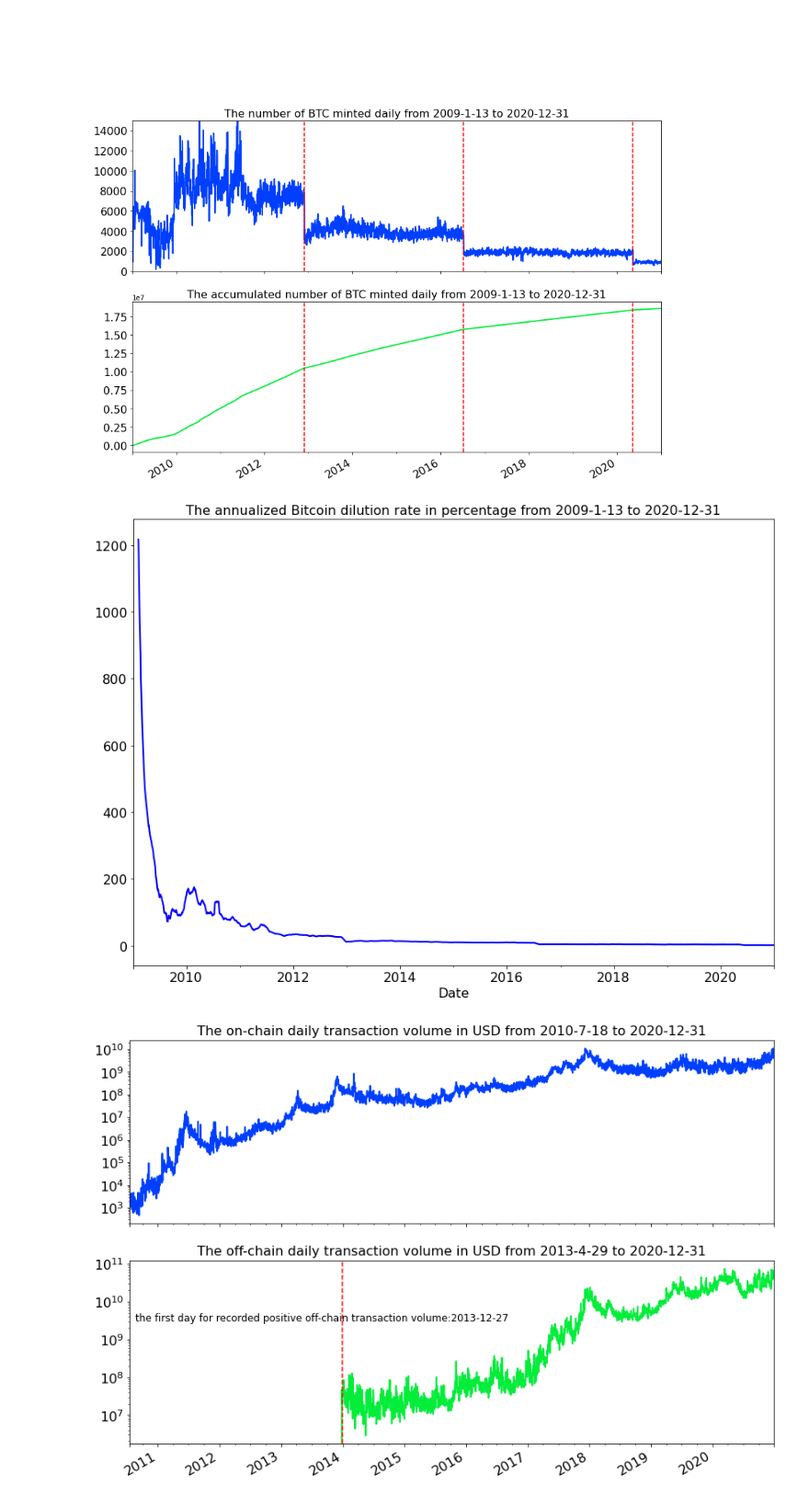
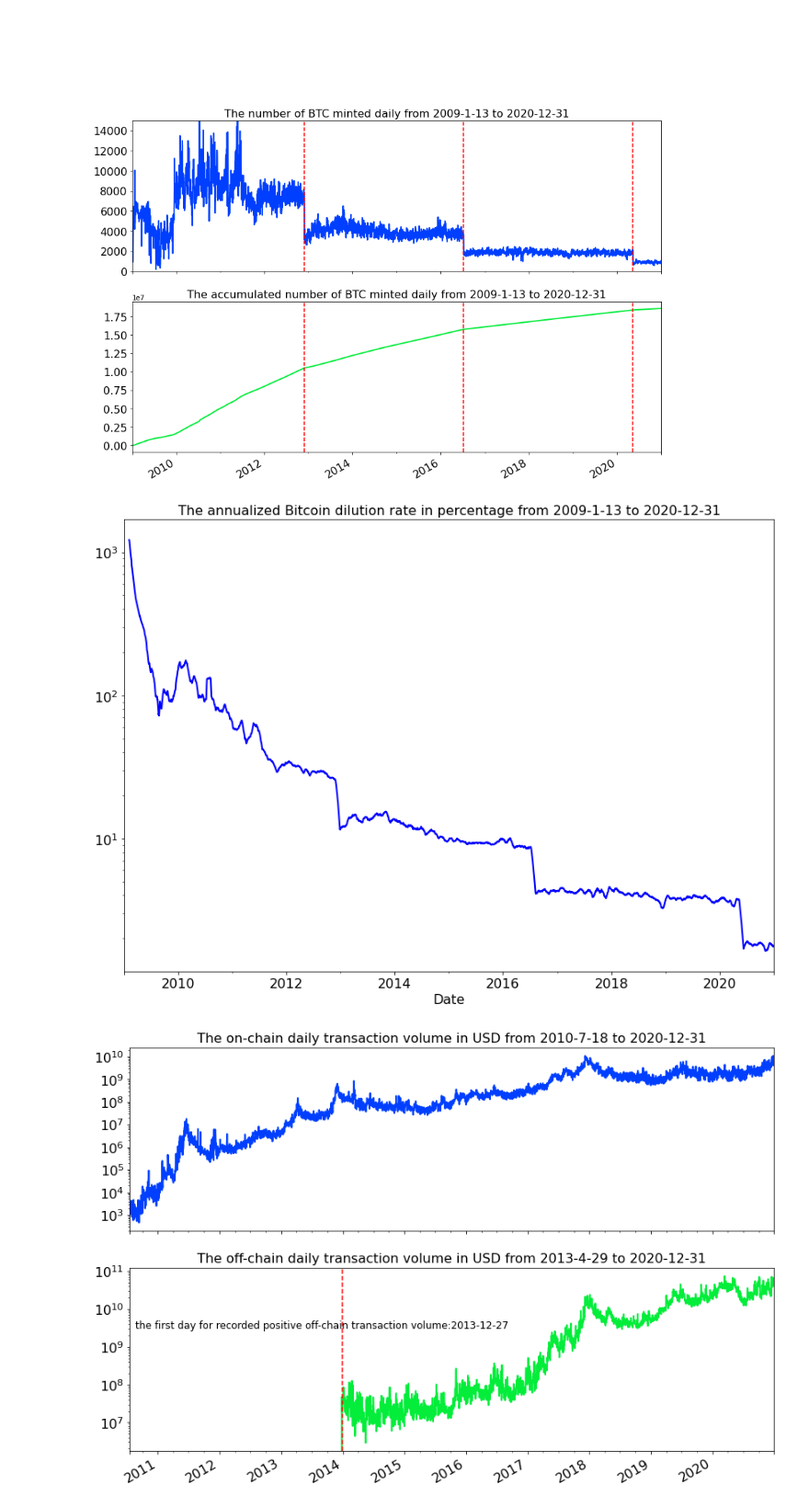
Before and after one commit to sunshineluyao/CV_XAI, a Jupyter notebook: Data2020/DataWrangling_2021_01_13.ipynb, the cells around one changed output. Shown at 92% size. Saved outputs shown, nothing was run; the diff lists cells and outputs as text; code cells hidden in the pictures.

```diff
--- a/Data2020/DataWrangling_2021_01_13.ipynb
+++ b/Data2020/DataWrangling_2021_01_13.ipynb
@@ -252,18 +252,18 @@ df_btc['Annualized_DilutionRate']=100*365*df_btc['IssTotNtv'].rolling(window=30)
 # %%
 ### Plot The annualized Bitcoin dilution rate in percentage.
 ax = df_btc['Annualized_DilutionRate'].plot(color='blue', figsize=(14, 10), linewidth=2, fontsize=16)
 
 # Specify the x-axis label in your plot
 ax.set_xlabel('Date',fontsize=16)
 
 # Specify the title in your plot
 ax.set_title('The annualized Bitcoin dilution rate in percentage from 2009-1-13 to 2020-12-31', fontsize=16)
-
+ax.set_yscale('log')
 
 # Show plot
 plt.savefig('/content/drive/My Drive/CVML2021/btc_dilution.png')
 # %% [output]
-[figure, old version]
+[figure, new version]
 # %%
 #### Plot the on-chain transaction volume and off-chain transaction volume
 ax = df_btc[['TxTfrValAdjUSD','Volume']]['2010-07-18': ].plot(figsize=(14, 10), linewidth=2, fontsize=16,subplots=True,legend=False, sharex=True, layout=(2,1))
```
Also changed, not shown: parts of 3 cells of this notebook.
